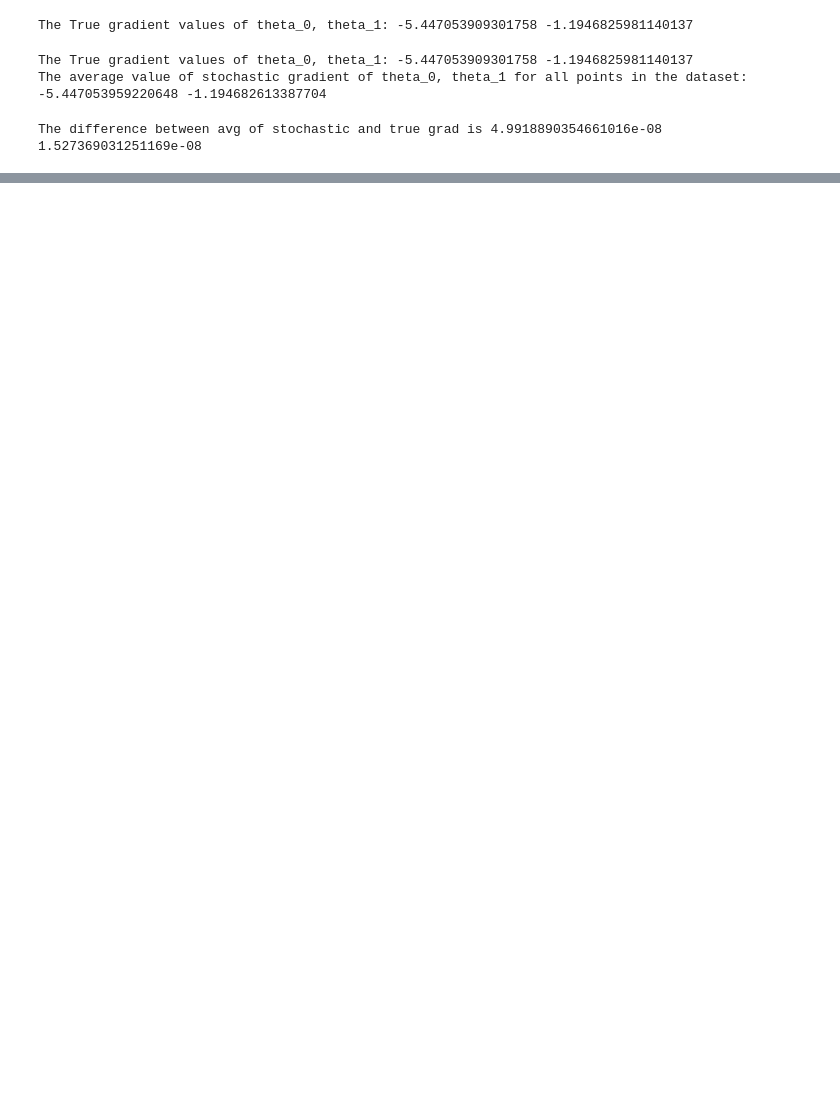
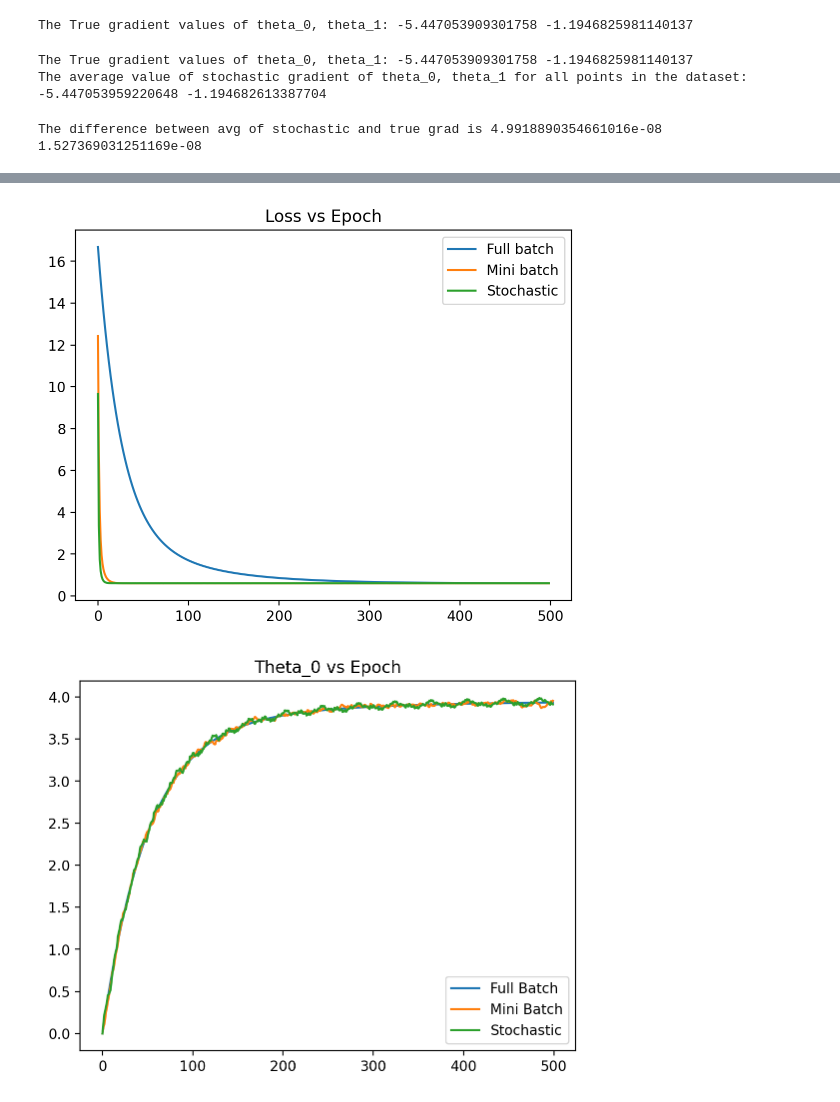
Before and after one commit to shadowscythe03/es335-24-fall-assignment-2, a Jupyter notebook: task_1.ipynb, the cells around one changed output, grey strips where cells are left out. Saved outputs shown, nothing was run; the diff lists cells and outputs as text; code cells hidden in the pictures; blank space fills up the shorter version.

Commit message:
plotted a couple of graphs

```diff
--- a/task_1.ipynb
+++ b/task_1.ipynb
@@ -56,7 +56,7 @@ print('The difference between avg of stochastic and true grad is',abs(theta_0_tr
 # %% [output]
 The difference between avg of stochastic and true grad is 4.9918890354661016e-08 1.527369031251169e-08
 # %%
-def full_batch_grad(x,y,lr = 0.01,epsilon = 0.001,epochs = 5000):
+def full_batch_grad(x,y,lr = 0.01,epsilon = 0.001,epochs = 500):
     theta_0 = torch.tensor(0.0,requires_grad=True)
     theta_1 = torch.tensor(0.0,requires_grad=True)
     t0_hist = [theta_0.item()]
@@ -82,7 +82,7 @@ def full_batch_grad(x,y,lr = 0.01,epsilon = 0.001,epochs = 5000):
             epoch += 1
             if epoch>=epochs:
                 break
-            if epoch>1000 and epoch%100 == 0:
+            if epoch>=400 and epoch%50 == 0:
                 if losses[-5:].count(losses[-1])== 5:
                     break
     else:
@@ -101,13 +101,13 @@ def full_batch_grad(x,y,lr = 0.01,epsilon = 0.001,epochs = 5000):
             theta_0.grad.zero_()
             theta_1.grad.zero_()
             epoch += 1
-            if epoch>1000 and epoch%100 == 0:
+            if epoch>=400 and epoch%50 == 0:
                 if losses[-5:].count(losses[-1])== 5:
                     break
 
     print(f'Full Batch Gradient Descent---->No of Epochs Caliculated:{epoch} Final loss:{losses[-1]}')
     return losses, theta_0.grad.item(), theta_1.grad.item(),t0_hist,t1_hist
-def mini_batch_grad(x,y,lr = 0.01,batch_size = 2,epsilon = 0.001, epochs = 1500):
+def mini_batch_grad(x,y,lr = 0.01,batch_size = 2,epsilon = 0.001, epochs = 500):
     num_samples = x.size(0)
     theta_0 = torch.tensor(0.0,requires_grad=True)
     theta_1 = torch.tensor(0.0,requires_grad=True)
@@ -142,7 +142,7 @@ def mini_batch_grad(x,y,lr = 0.01,batch_size = 2,epsilon = 0.001, epochs = 1500)
             epoch += 1
             if epoch >=epochs:
                 break
-            if epoch>1000 and epoch%100 == 0:
+            if epoch>=400 and epoch%50 == 0:
                 if losses[-5:].count(losses[-1])== 5:
                     break
 
@@ -169,14 +169,14 @@ def mini_batch_grad(x,y,lr = 0.01,batch_size = 2,epsilon = 0.001, epochs = 1500)
             losses.append(avg_epoch_loss)
             # print(f'Epoch:{epoch}--> Avg Epoch Loss:{avg_epoch_loss}')
             epoch += 1
-            if epoch>1000 and epoch%100 == 0:
+            if epoch>=400 and epoch%50 == 0:
                 if losses[-5:].count(losses[-1])== 5:
                     break
 
     print(f'Mini Batch Gradient Descent---->No of Epochs Caliculated:{epoch} Final loss:{losses[-1]}')
     return losses,theta_0.grad.item(),theta_1.grad.item(),t0_hist,t1_hist
 
-def stochastic_grad(x, y, lr=0.01, epsilon=0.001, epochs= 10000):
+def stochastic_grad(x, y, lr=0.01, epsilon=0.001, epochs= 500):
     num_samples = x.size(0)
     theta_0 = torch.tensor(0.0,requires_grad=True)
     theta_1 = torch.tensor(0.0,requires_grad=True)
@@ -229,7 +229,7 @@ def stochastic_grad(x, y, lr=0.01, epsilon=0.001, epochs= 10000):
             # print(f'Epoch:{epoch}-->Avg Epoch Loss:{avg_epoch_loss}')
             losses.append(avg_epoch_loss)
             epoch += 1
-            if epoch>500 and epoch%100 == 0:
+            if epoch>=400 and epoch%50 == 0:
                 if losses[-5:].count(losses[-1])== 5:
                     break
 
@@ -245,0 +246,22 @@ Stochastic Gradient Descent---->No of Epochs Caliculated:1100 Final loss:0.61101
+# %%
+plt.plot(losses_full, label = 'Full batch')
+plt.plot(losses_mini, label = 'Mini batch')
+plt.plot(losses_stoc, label = 'Stochastic')
+plt.legend()
+plt.title('Loss vs Epoch')
+plt.show()
+plt.plot(t0_hist_full[:500], label = 'Full Batch')
+plt.plot(t0_hist_mini[:500], label = 'Mini Batch')
+plt.plot(t0_hist_stoc[:500], label = 'Stochastic')
+plt.legend()
+plt.title('Theta_0 vs Epoch')
+plt.show()
+plt.plot(t1_hist_full[:500], label = 'Full Batch')
+plt.plot(t1_hist_mini[:500], label = 'Mini Batch')
+plt.plot(t1_hist_stoc[:500], label = 'Stochastic')
+plt.legend()
+plt.title('Theta_1 vs Epoch')
+plt.show()
+# %% [output]
+[figure, added]
+[figure, added]
```
Also changed, not shown: parts of 2 cells of this notebook.
